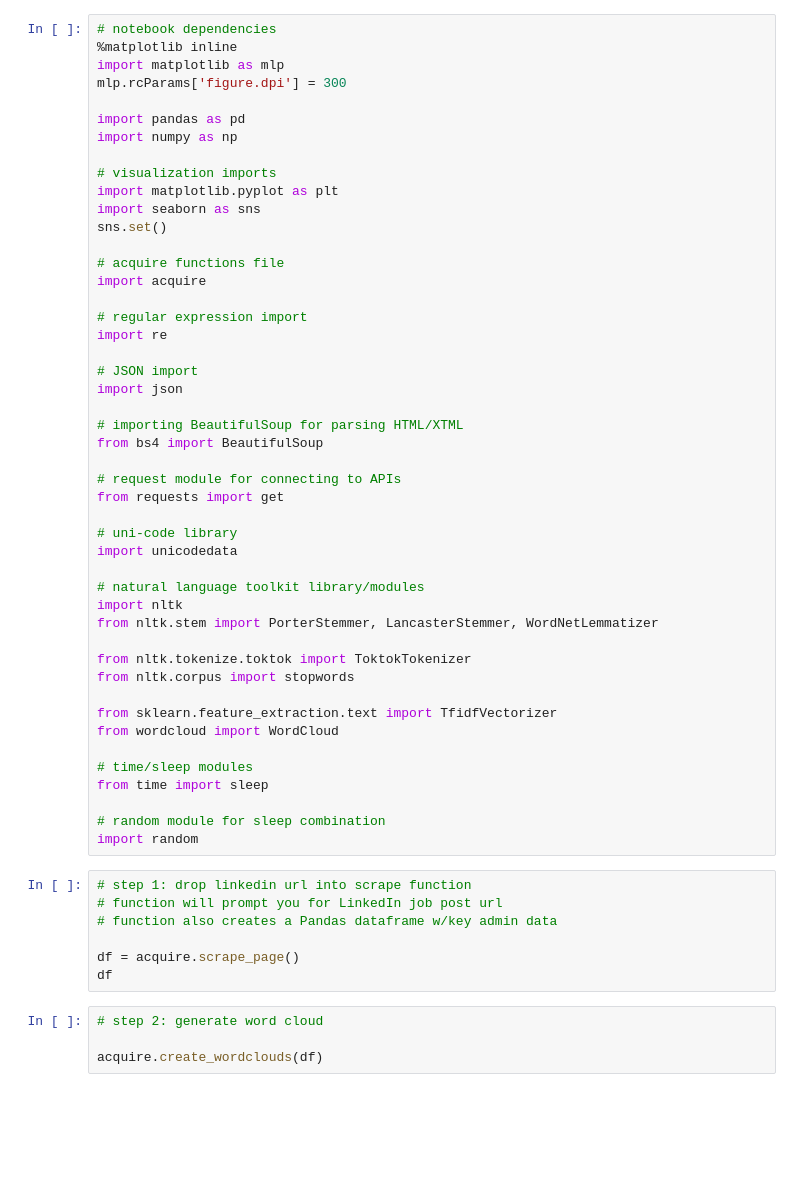
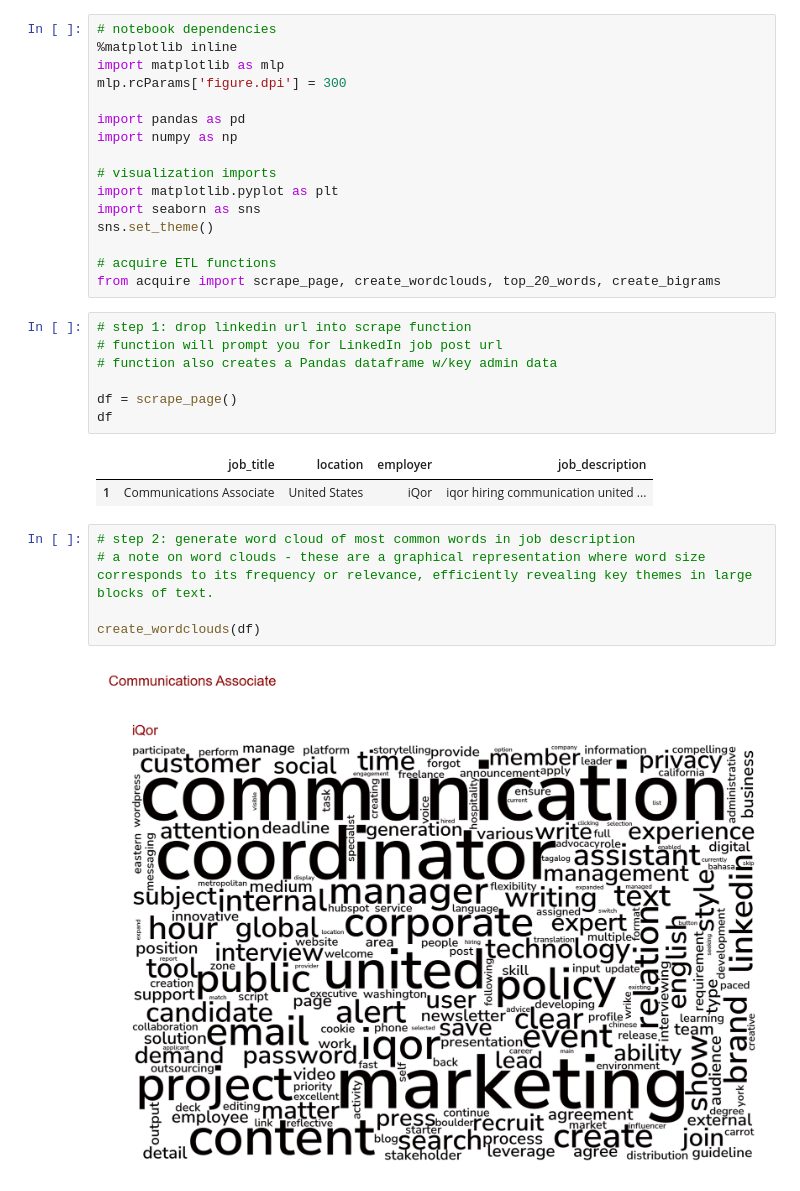
Before and after one commit to mijailmariano/careerCompassTool, a Jupyter notebook: scrape_workbook.ipynb, the cells around one changed output. Saved outputs shown, nothing was run; the diff lists cells and outputs as text; blank space fills up the shorter version.

Commit message:
cleaned up notebook imports and comments

```diff
--- a/scrape_workbook.ipynb
+++ b/scrape_workbook.ipynb
@@ -1,60 +1,35 @@
-# %%
-# notebook dependencies
-%matplotlib inline
-import matplotlib as mlp
-mlp.rcParams['figure.dpi'] = 300
-
-import pandas as pd
-import numpy as np
-
-# visualization imports
-import matplotlib.pyplot as plt
-import seaborn as sns
-sns.set()
-
-# acquire functions file
-import acquire
-
-# regular expression import
-import re
-
-# JSON import
-import json
-
-# importing BeautifulSoup for parsing HTML/XTML
-from bs4 import BeautifulSoup
-
-# request module for connecting to APIs
-from requests import get
-
-# uni-code library
-import unicodedata
-
-# natural language toolkit library/modules
-import nltk
-from nltk.stem import PorterStemmer, LancasterStemmer, WordNetLemmatizer
-
-from nltk.tokenize.toktok import ToktokTokenizer
-from nltk.corpus import stopwords
-
-from sklearn.feature_extraction.text import TfidfVectorizer
-from wordcloud import WordCloud
-
-# time/sleep modules
-from time import sleep
-
-# random module for sleep combination
-import random
+# %%
+# notebook dependencies
+%matplotlib inline
+import matplotlib as mlp
+mlp.rcParams['figure.dpi'] = 300
+
+import pandas as pd
+import numpy as np
+
+# visualization imports
+import matplotlib.pyplot as plt
+import seaborn as sns
+sns.set_theme()
+
+# acquire ETL functions
+from acquire import scrape_page, create_wordclouds, top_20_words, create_bigrams
 # %%
 # step 1: drop linkedin url into scrape function
 # function will prompt you for LinkedIn job post url
 # function also creates a Pandas dataframe w/key admin data
 
-df = acquire.scrape_page()
+df = scrape_page()
 df
+# %% [output]
+|  | job_title | location | employer | job_description |
+| 1 | Communications Associate | United States | iQor | iqor hiring communication united ... |
-# %%
-# step 2: generate word cloud
-
-acquire.create_wordclouds(df)
+# %%
+# step 2: generate word cloud of most common words in job description
+# a note on word clouds - these are a graphical representation where word size corresponds to its frequency or relevance, efficiently revealing key themes in large blocks of text.
+
+create_wordclouds(df)
+# %% [output]
+[figure, added]
 # %%
 # step 3: return list of most frequent words and percentage
```
Also changed, not shown: parts of 3 cells of this notebook, 3 other files.
